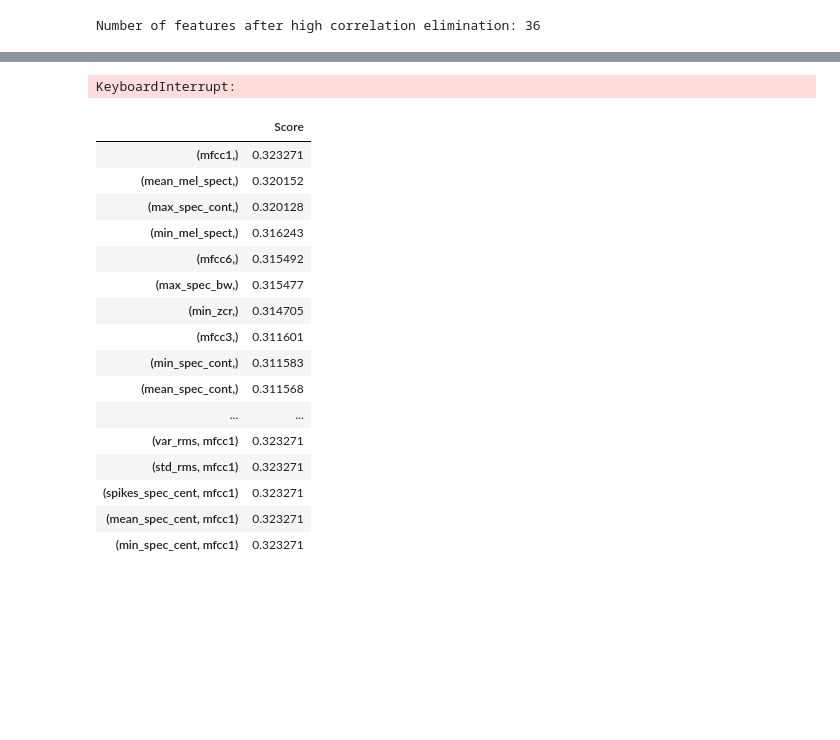
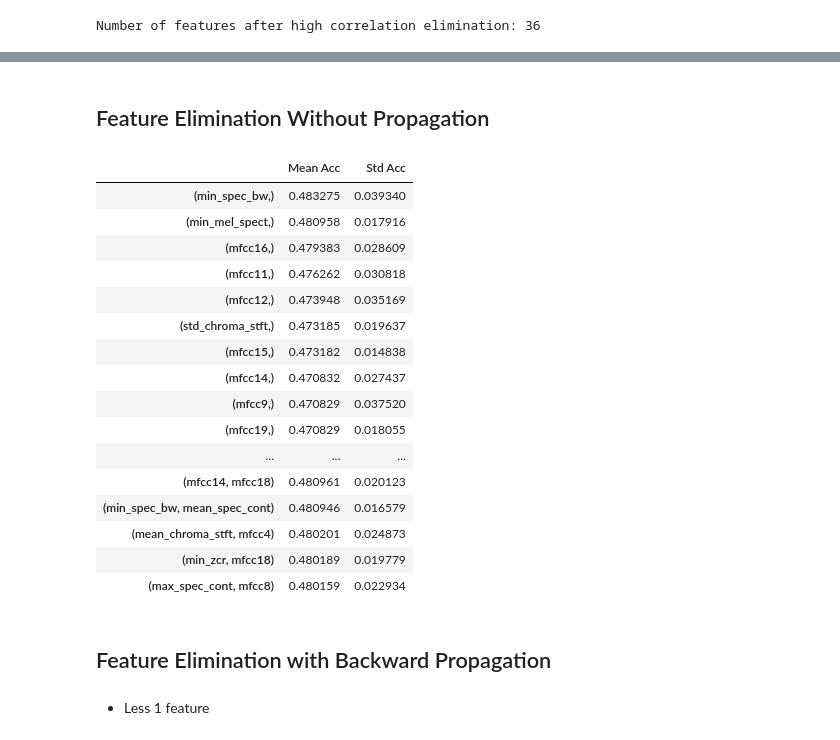
Before and after one commit to MarioCSilva/Speech_Emotion_Recognition_Thesis, a Jupyter notebook: data/3_feature_selection.ipynb, the cells around one changed output, grey strips where cells are left out. Drawn from its saved outputs; the diff is of its cells as text; code cells hidden in the pictures; blank space fills up the shorter version.

```diff
--- a/data/3_feature_selection.ipynb
+++ b/data/3_feature_selection.ipynb
@@ -89,13 +157,12 @@ Number of features after high correlation elimination: 36
+# %% [markdown]
+## Feature Elimination Without Propagation
 # %%
-def feature_test(data, features, n_features):
+def feature_test(data, features, labels, n_features):
     feature_results = defaultdict(dict)
-    labels = data["Emotion_Id"].values
-    df_train = data.copy()
-    df_train.drop("Emotion_Id", inplace=True, axis=1)
 
     # generate all groups of n_features to be dropped
     for drop_features in combinations(features, n_features):
-        X_train = df_train.copy()
+        X_train = data.copy()
 
         feats = ()
         # drop each feature on the combination
@@ -107,49 +174,46 @@ def feature_test(data, features, n_features):
             if feats in feature_results[i+1]:
                 continue
 
-            clf = tree.DecisionTreeClassifier(random_state=1)
+            clf = RandomForest(random_state=1)
             scores = cross_val_score(clf, X_train, labels, cv=5)
 
             # mean score across all folds
             mean_score = np.mean(scores)
+            std_score = np.std(scores)
 
-            feature_results[i+1][feats] = mean_score
+            feature_results[i+1][feats] = (mean_score, std_score)
 
     # sort and return
     return feature_results
-# %%
-data = df.iloc[:,3:]
-features = df.columns.values[4:]
-# see decision tree and random forest accuracies
-# %%
-data = df.iloc[:,3:]
-features = df.columns.values[4:]
-feature_results = feature_test(data, features, 2)
-# %% [output]
-KeyboardInterrupt:
+# %%
+feature_results = feature_test(data, features, labels, 2)
 # %%
 data_results = {}
 for n_feat, results in feature_results.items():
     dict_res = dict(sorted(results.items(), key=lambda item: item[1], reverse=True)[:20])
     data_results.update(dict_res)
-data_results = pd.DataFrame().from_dict(data_results, orient="index", columns=["Score"])
+data_results = pd.DataFrame().from_dict(data_results, orient="index", columns=["Mean Acc", "Std Acc"])
 data_results
 # %% [output]
-|  | Score |
-| (mfcc1,) | 0.323271 |
-| (mean_mel_spect,) | 0.320152 |
-| (max_spec_cont,) | 0.320128 |
-| (min_mel_spect,) | 0.316243 |
-| (mfcc6,) | 0.315492 |
-| (max_spec_bw,) | 0.315477 |
-| (min_zcr,) | 0.314705 |
-| (mfcc3,) | 0.311601 |
-| (min_spec_cont,) | 0.311583 |
-| (mean_spec_cont,) | 0.311568 |
-| ... | ... |
-| (var_rms, mfcc1) | 0.323271 |
-| (std_rms, mfcc1) | 0.323271 |
-| (spikes_spec_cent, mfcc1) | 0.323271 |
-| (mean_spec_cent, mfcc1) | 0.323271 |
-| (min_spec_cent, mfcc1) | 0.323271 |
+|  | Mean Acc | Std Acc |
+| (min_spec_bw,) | 0.483275 | 0.039340 |
+| (min_mel_spect,) | 0.480958 | 0.017916 |
+| (mfcc16,) | 0.479383 | 0.028609 |
+| (mfcc11,) | 0.476262 | 0.030818 |
+| (mfcc12,) | 0.473948 | 0.035169 |
+| (std_chroma_stft,) | 0.473185 | 0.019637 |
+| (mfcc15,) | 0.473182 | 0.014838 |
+| (mfcc14,) | 0.470832 | 0.027437 |
+| (mfcc9,) | 0.470829 | 0.037520 |
+| (mfcc19,) | 0.470829 | 0.018055 |
+| ... | ... | ... |
+| (mfcc14, mfcc18) | 0.480961 | 0.020123 |
+| (min_spec_bw, mean_spec_cont) | 0.480946 | 0.016579 |
+| (mean_chroma_stft, mfcc4) | 0.480201 | 0.024873 |
+| (min_zcr, mfcc18) | 0.480189 | 0.019779 |
+| (max_spec_cont, mfcc8) | 0.480159 | 0.022934 |
+# %% [markdown]
+## Feature Elimination with Backward Propagation
+# %% [markdown]
+- Less 1 feature
 # %%
```
Also changed, not shown: parts of 11 cells of this notebook, 2 other files.
